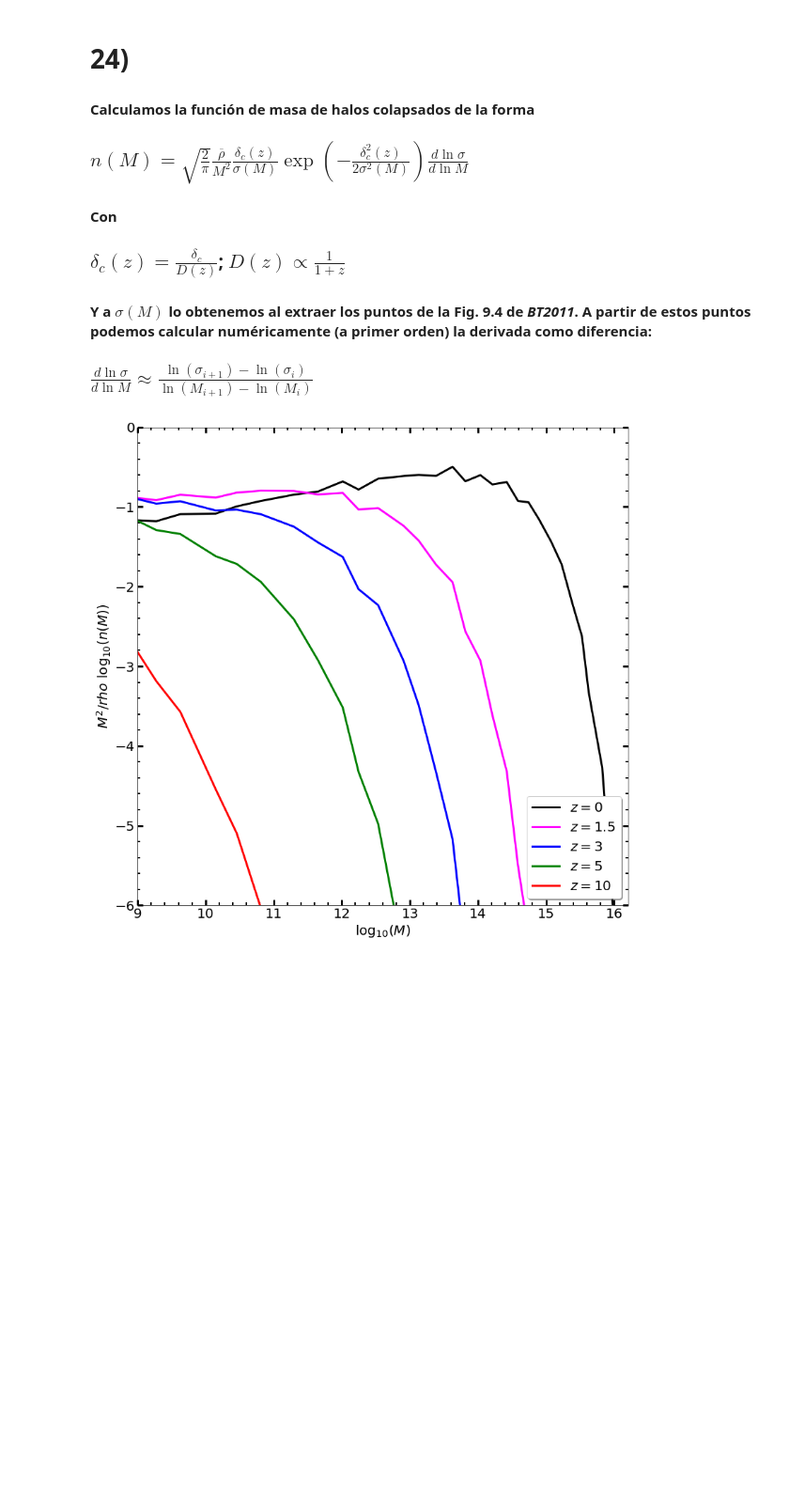
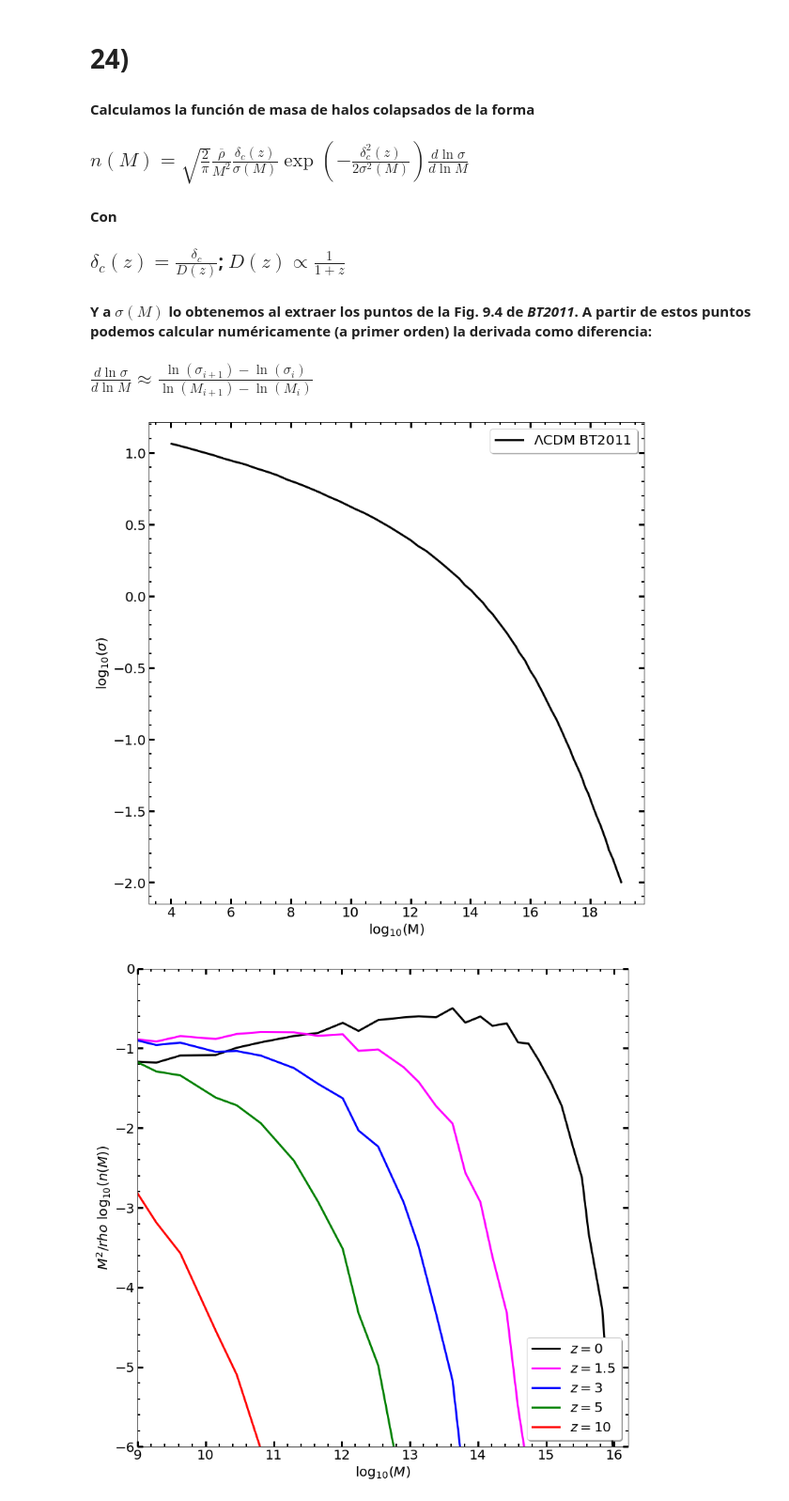
Before and after one commit to BrunoCeliz/FEG, a Jupyter notebook: TP_20-24.ipynb, the cells around one changed output. Shown: that part at 94% size. Drawn from its saved outputs; the diff is of its cells as text; code cells hidden in the pictures; blank space fills up the shorter version.

```diff
--- a/TP_20-24.ipynb
+++ b/TP_20-24.ipynb
@@ -62,4 +62,42 @@
 ### $\delta_c(z) = \frac{\delta_c}{D(z)}$; $D(z) \propto \frac{1}{1+z}$
 #### Y a $\sigma(M)$ lo obtenemos al extraer los puntos de la Fig. 9.4 de *BT2011*. A partir de estos puntos podemos calcular numéricamente (a primer orden) la derivada como diferencia:
 ### $\frac{d \ln \sigma}{d \ln M} \approx \frac{\ln(\sigma_{i+1}) - \ln(\sigma_{i})}{\ln(M_{i+1})-\ln(M_{i})}$
+# %%
+import pandas as pd #librería para datos
+import matplotlib.pyplot as plt #para el hist
+from scipy import stats as st
+import numpy as np
+from matplotlib.ticker import (MultipleLocator, FormatStrFormatter,
+                           AutoMinorLocator)
+from numpy import linalg as LA
+
+#Los pts de la Fig:
+
+df = pd.read_csv('sigma_M_BT.csv', delimiter=';',header=None)
+df = df.astype('float')
+#1ª fila -> ID de los "diff"; 2ª fila -> ID de los "same" (z=0.2)
+aux_M = np.array(df[0])
+aux_sigma_M = np.array(df[1])
+
+#Los datos obtenidos:
+plt.figure(figsize=(13,13))
+plt.plot(aux_M,np.log10(aux_sigma_M),c='k',label='$\Lambda$CDM BT2011',lw=3)
+
+#plt.xlim(9.4,16.2)
+#plt.ylim(-6,0)
+
+plt.xlabel('$\log_{10}(\mathrm{M})$',fontsize=20)
+plt.ylabel('$\log_{10}(\sigma)$',fontsize=20)
+
+plt.tick_params(labelsize=20,width=3,length=8,direction='in',bottom=True, top=True, left=True, right=True)
+
+ax = plt.gca()
+ax.xaxis.set_minor_locator(AutoMinorLocator())
+ax.yaxis.set_minor_locator(AutoMinorLocator())
+
+ax.tick_params(which='minor',length=4,direction='in',width=2,bottom=True, top=True, left=True, right=True)
+
+plt.legend(loc='best',fontsize=20,shadow=True);
+# %% [output]
+[figure, added]
 # %%
```
Also changed, not shown: parts of 1 cell of this notebook, 1 other file.
